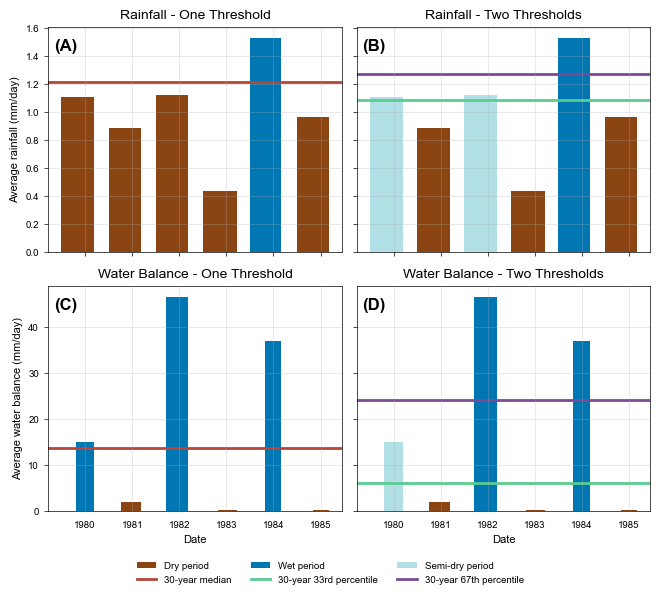
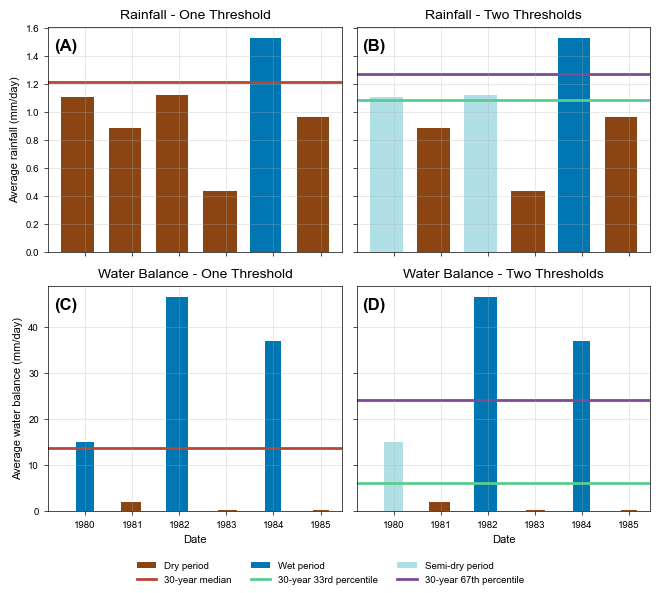
Code edit (unified diff) that turned the first committed figure into the second:
--- before
+++ after
@@ -89,5 +89,5 @@
 for ax in axes[1, :]:
     ax.set_xlabel('Date')
-    ax.tick_params(axis='x', which='both', bottom=False, top=False, labelbottom=True)
+    ax.tick_params(axis='x', which='both', top=False, labelbottom=True)
 
 # -------------------------

Commit: Updating ticks to bottom horizontal axes